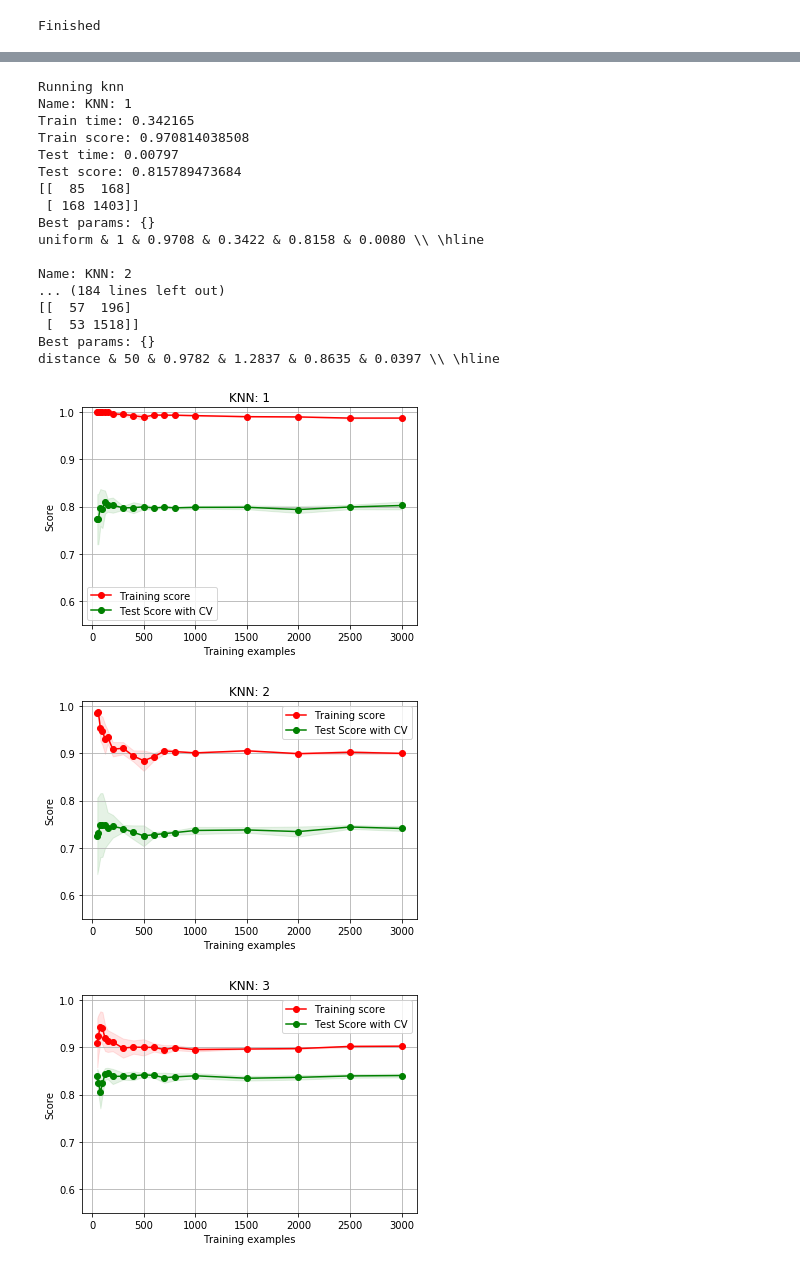
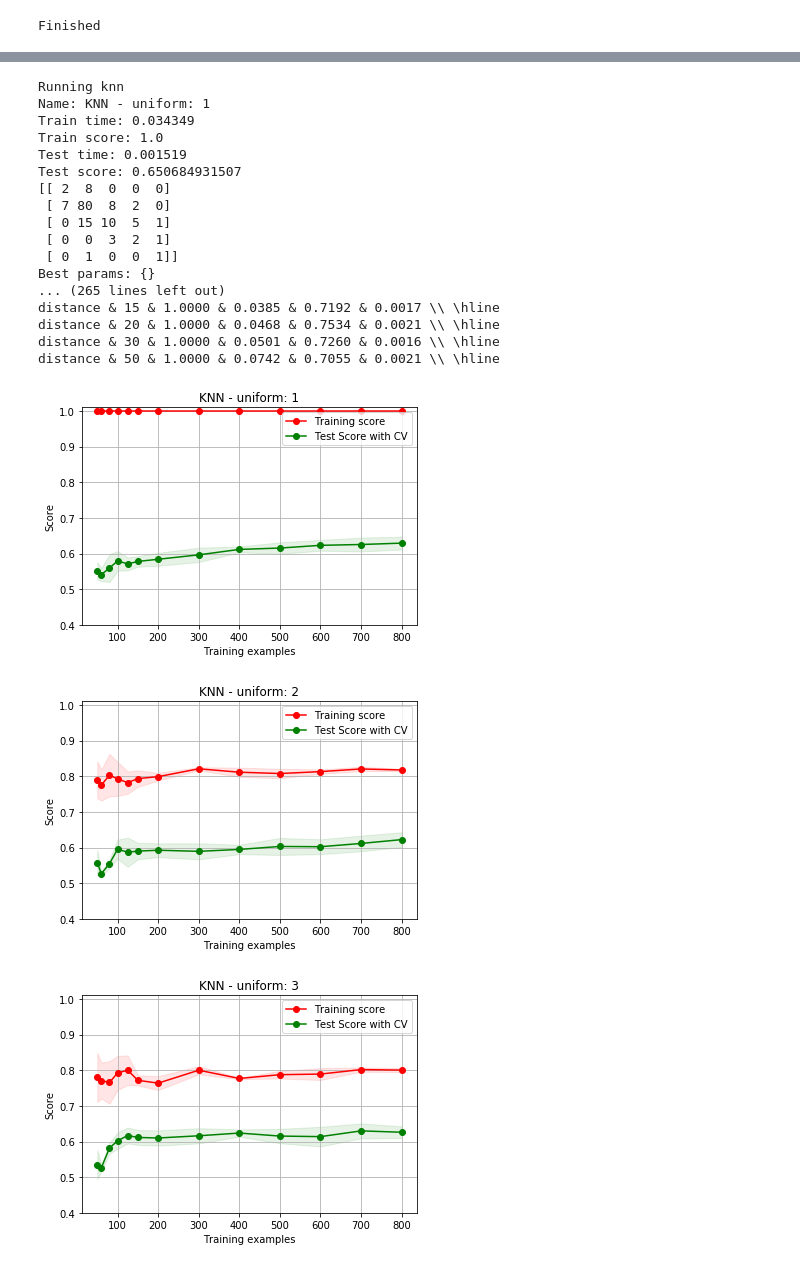
Before and after one commit to PhilipBale/CS7641-Graduate-ML, a Jupyter notebook: assignment1/code/Decision Trees.ipynb, the cells around one changed output, grey strips where cells are left out. Saved outputs shown, nothing was run; the diff lists cells and outputs as text; code cells hidden in the pictures.

```diff
--- a/assignment1/code/Decision Trees.ipynb
+++ b/assignment1/code/Decision Trees.ipynb
@@ -30,7 +30,7 @@ print('Loaded dataframes')
 Loaded dataframes
 # %%
 # format data
-datasetNum = 1
+datasetNum = 2
 
 df = None
 df_x = None
@@ -457,47 +484,52 @@ for kernel in kernels:
 # %%
 from matplotlib.colors import ListedColormap
 from sklearn import neighbors
 
 print('Running knn')
 h = .02  # step size in the mesh
 
 cmap_light = ListedColormap(['#FFAAAA', '#AAFFAA', '#AAAAFF'])
 cmap_bold = ListedColormap(['#FF0000', '#00FF00', '#0000FF'])
 
 weights = ['uniform', 'distance']
 k_vals = [1, 2, 3, 4, 5, 10, 15, 20, 30, 50]
 
+outputs = []
 for weight in weights:
     for k in k_vals:
         # we create an instance of Neighbours Classifier and fit the data.
         clf = neighbors.KNeighborsClassifier(k, weights=weight)
         output, output_clf, table_output = crossValidateAndTest('KNN - ' + weight + ': ' + str(k), clf, {}, trainTest)
         print('{} & {} & '.format(weight, k) + table_output + ' \\\\ \\hline')
-
+        outputs.append('{} & {} & '.format(weight, k) + table_output + ' \\\\ \\hline')
         print()
 #         clf.fit(X_train, y_train)
 
 #         y_predict = clf.predict(X_test)
 #         scores = cross_val_score(clf, X, y)
 #         print(str(k) + ':' + weight + ': ' + str(accuracy_score(y_test, y_predict)) + '   |   ' + str(scores.mean()))
+
+
+for line in outputs:
+    print(line)
 # %% [output]
 Running knn
-Name: KNN: 1
-Train time: 0.342165
-Train score: 0.970814038508
-Test time: 0.00797
-Test score: 0.815789473684
-[[  85  168]
- [ 168 1403]]
+Name: KNN - uniform: 1
+Train time: 0.034349
+Train score: 1.0
+Test time: 0.001519
+Test score: 0.650684931507
+[[ 2  8  0  0  0]
+ [ 7 80  8  2  0]
+ [ 0 15 10  5  1]
+ [ 0  0  3  2  1]
+ [ 0  1  0  0  1]]
 Best params: {}
-uniform & 1 & 0.9708 & 0.3422 & 0.8158 & 0.0080 \\ \hline
-
-Name: KNN: 2
-... (184 lines left out)
-[[  57  196]
- [  53 1518]]
-Best params: {}
-distance & 50 & 0.9782 & 1.2837 & 0.8635 & 0.0397 \\ \hline
+... (265 lines left out)
+distance & 15 & 1.0000 & 0.0385 & 0.7192 & 0.0017 \\ \hline
+distance & 20 & 1.0000 & 0.0468 & 0.7534 & 0.0021 \\ \hline
+distance & 30 & 1.0000 & 0.0501 & 0.7260 & 0.0016 \\ \hline
+distance & 50 & 1.0000 & 0.0742 & 0.7055 & 0.0021 \\ \hline
-[figure, old version]
+[figure, new version]
-[figure, old version]
+[figure, new version]
-[figure, old version]
+[figure, new version]
```
Also changed, not shown: parts of 4 cells of this notebook, 9 other files.
